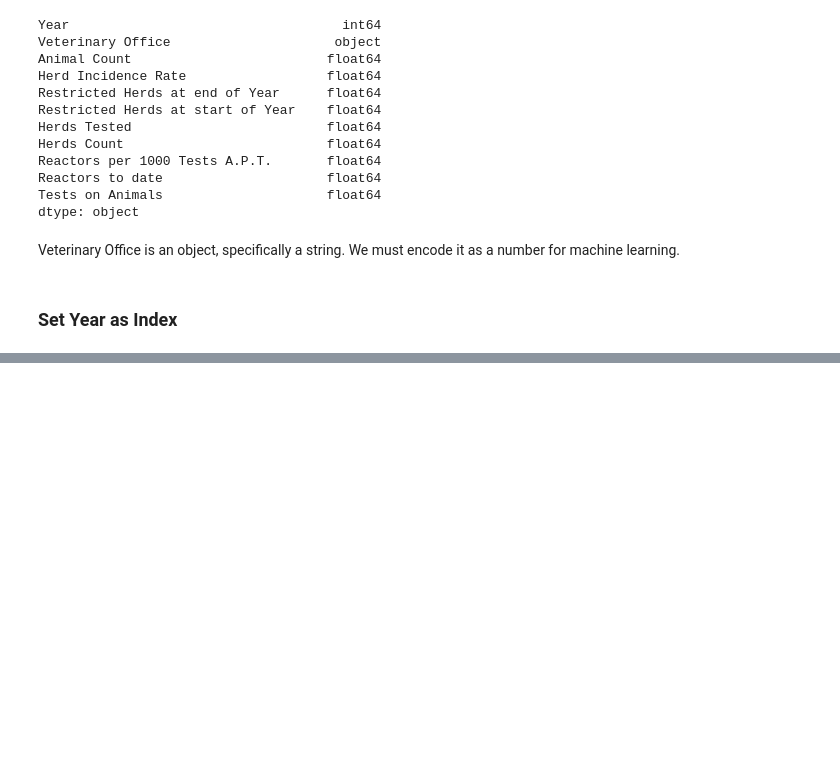
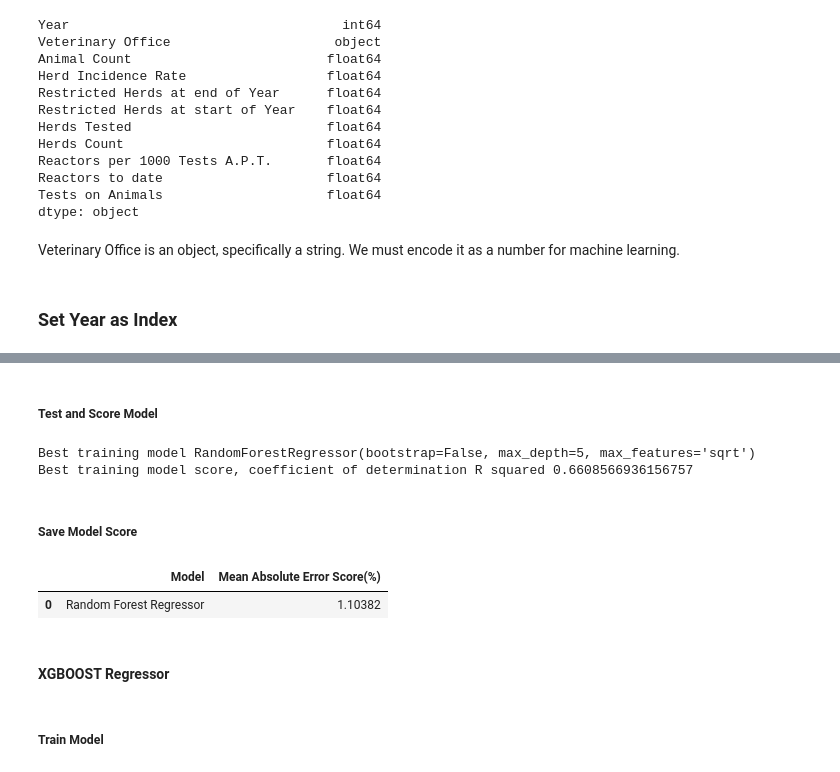
Before and after one commit to TahirAwwad/agriculture-data-analytics, a Jupyter notebook: notebooks/notebook-5-01-ml-irish-bovine-tuberculosis.ipynb, the cells around one changed output, grey strips where cells are left out. Cells and saved outputs as stored; diff of their text form; code cells hidden in the pictures; blank space fills up the shorter version.

```diff
--- a/notebooks/notebook-5-01-ml-irish-bovine-tuberculosis.ipynb
+++ b/notebooks/notebook-5-01-ml-irish-bovine-tuberculosis.ipynb
@@ -275,0 +276,7 @@ bovine_tuberculosis_xgb_grid_search_dataframe.to_csv(
+# %%
+target_scaler = MinMaxScaler()
+
+target_scaler.fit(Y_train)
+
+ytrain_scale = target_scaler.transform(Y_train)
+ytest_scale = target_scaler.transform(Y_test)
@@ -275,0 +301,3 @@ bovine_tuberculosis_xgb_grid_search_dataframe.to_csv(
+# %%
+model_scores_dataframe = DataFrame(
+    columns=['Model', 'Mean Absolute Error Score(%)'])
@@ -275,0 +326,18 @@ bovine_tuberculosis_xgb_grid_search_dataframe.to_csv(
+# %%
+random_forest_regressor = RandomForestRegressor()
+
+random_forest_regressor_paramaters_grid = {
+    'bootstrap': [True, False],
+    'criterion': ['squared_error', 'absolute_error', 'poisson'],
+    'max_depth': [1, 3, 5],
+    'max_features': ["auto", "sqrt", "log2"],
+    'n_estimators': [100, 500, 800],  # Number of trees
+}
+
+grid_search_cv = GridSearchCV(
+    estimator=random_forest_regressor,
+    param_grid=random_forest_regressor_paramaters_grid,
+    n_jobs=-1,  # Use all processors on CPU
+    cv=5)  #cross validation 5 fold of datasets
+
+grid_search_cv.fit(xtrain_scale, ytrain_scale.reshape(-1))
@@ -275,0 +352,26 @@ bovine_tuberculosis_xgb_grid_search_dataframe.to_csv(
+# %% [markdown]
+##### Test and Score Model
+# %%
+print('Best training model', grid_search_cv.best_estimator_)
+print('Best training model score, coefficient of determination R squared',
+      grid_search_cv.best_score_)
+
+y_predict = target_scaler.inverse_transform(
+    grid_search_cv.predict(xtest_scale).reshape(-1, 1))
+mae_score = mean_absolute_error(Y_test, y_predict)
+# %% [output]
+Best training model RandomForestRegressor(bootstrap=False, max_depth=5, max_features='sqrt')
+Best training model score, coefficient of determination R squared 0.6608566936156757
+# %% [markdown]
+##### Save Model Score
+# %%
+values = ['Random Forest Regressor', mae_score]
+model_scores_dataframe.loc[len(model_scores_dataframe)] = values
+model_scores_dataframe.head()
+# %% [output]
+|  | Model | Mean Absolute Error Score(%) |
+| 0 | Random Forest Regressor | 1.10382 |
+# %% [markdown]
+#### XGBOOST Regressor
+# %% [markdown]
+##### Train Model
```
Also changed, not shown: parts of 77 cells of this notebook, 4 other files.
